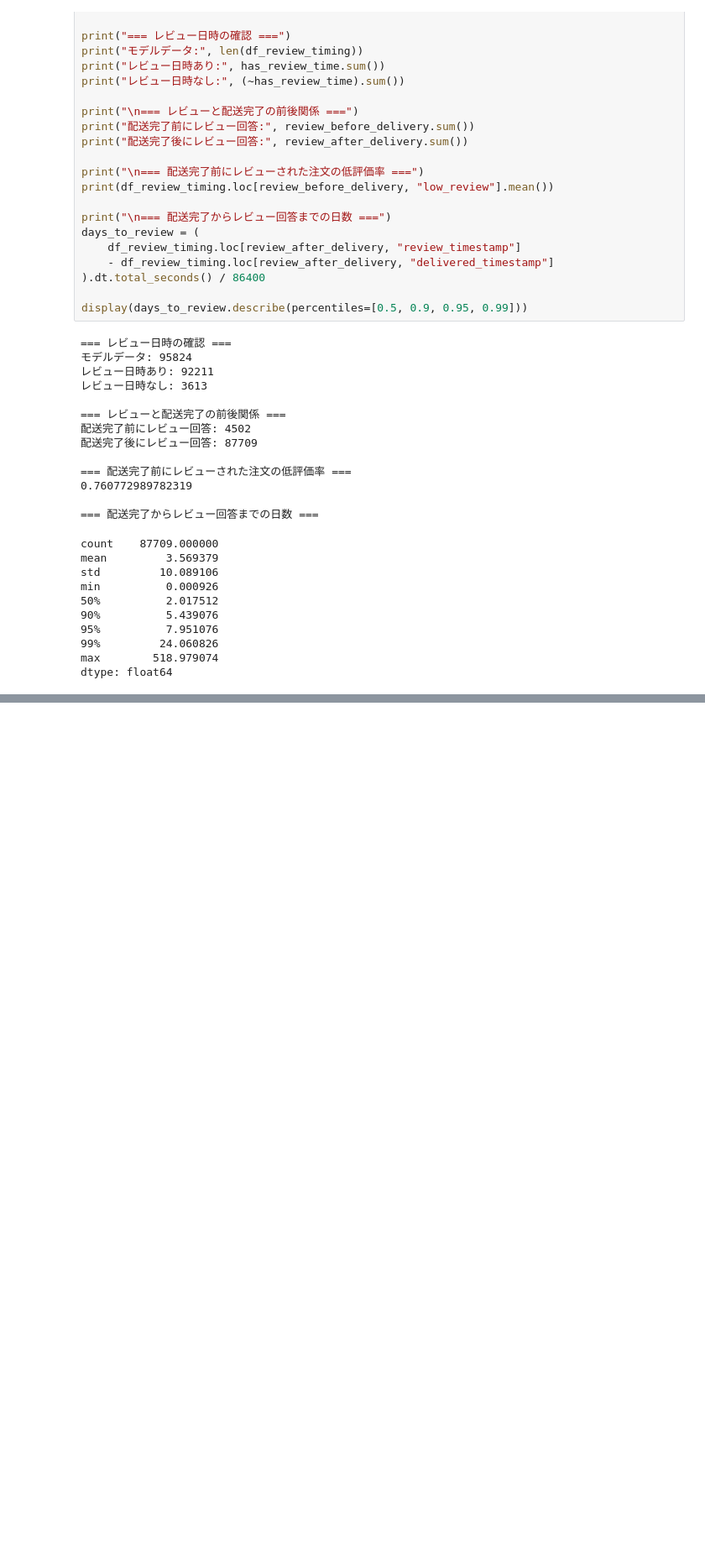
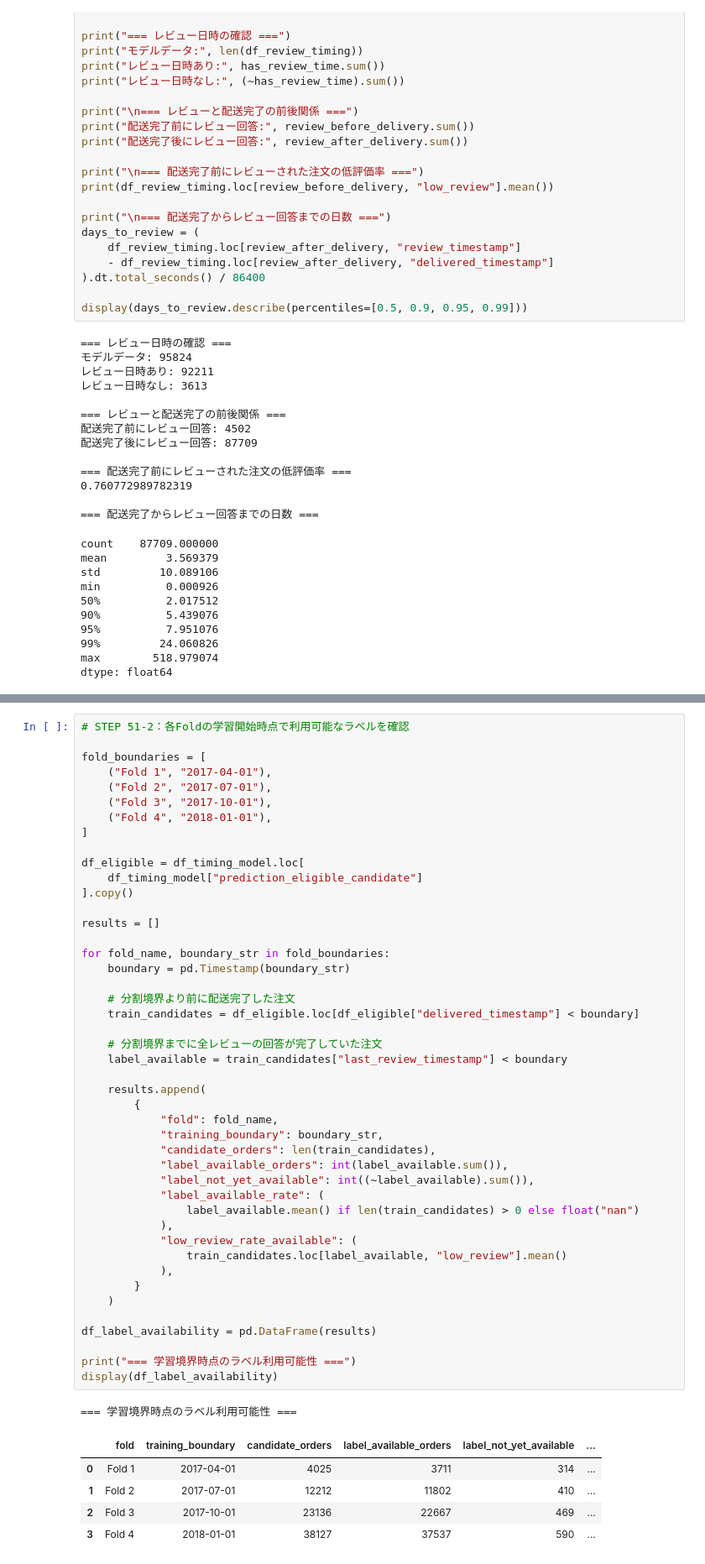
Before and after one commit to RyoShimoda/AWS_Python_data_analysis, a Jupyter notebook: notebooks/13_low_review_model_comparison.ipynb, the cells around one changed output, grey strips where cells are left out. Shown at 84% size. Drawn from its saved outputs; the diff is of its cells as text; blank space fills up the shorter version.

```diff
--- a/notebooks/13_low_review_model_comparison.ipynb
+++ b/notebooks/13_low_review_model_comparison.ipynb
@@ -814,0 +1031,52 @@ dtype: float64
+# %%
+# STEP 51-2：各Foldの学習開始時点で利用可能なラベルを確認
+
+fold_boundaries = [
+    ("Fold 1", "2017-04-01"),
+    ("Fold 2", "2017-07-01"),
+    ("Fold 3", "2017-10-01"),
+    ("Fold 4", "2018-01-01"),
+]
+
+df_eligible = df_timing_model.loc[
+    df_timing_model["prediction_eligible_candidate"]
+].copy()
+
+results = []
+
+for fold_name, boundary_str in fold_boundaries:
+    boundary = pd.Timestamp(boundary_str)
+
+    # 分割境界より前に配送完了した注文
+    train_candidates = df_eligible.loc[df_eligible["delivered_timestamp"] < boundary]
+
+    # 分割境界までに全レビューの回答が完了していた注文
+    label_available = train_candidates["last_review_timestamp"] < boundary
+
+    results.append(
+        {
+            "fold": fold_name,
+            "training_boundary": boundary_str,
+            "candidate_orders": len(train_candidates),
+            "label_available_orders": int(label_available.sum()),
+            "label_not_yet_available": int((~label_available).sum()),
+            "label_available_rate": (
+                label_available.mean() if len(train_candidates) > 0 else float("nan")
+            ),
+            "low_review_rate_available": (
+                train_candidates.loc[label_available, "low_review"].mean()
+            ),
+        }
+    )
+
+df_label_availability = pd.DataFrame(results)
+
+print("=== 学習境界時点のラベル利用可能性 ===")
+display(df_label_availability)
+# %% [output]
+=== 学習境界時点のラベル利用可能性 ===
+|  | fold | training_boundary | candidate_orders | label_available_orders | label_not_yet_available | ... |
+| 0 | Fold 1 | 2017-04-01 | 4025 | 3711 | 314 | ... |
+| 1 | Fold 2 | 2017-07-01 | 12212 | 11802 | 410 | ... |
+| 2 | Fold 3 | 2017-10-01 | 23136 | 22667 | 469 | ... |
+| 3 | Fold 4 | 2018-01-01 | 38127 | 37537 | 590 | ... |
```
Also changed, not shown: parts of 6 cells of this notebook, 3 other files.
